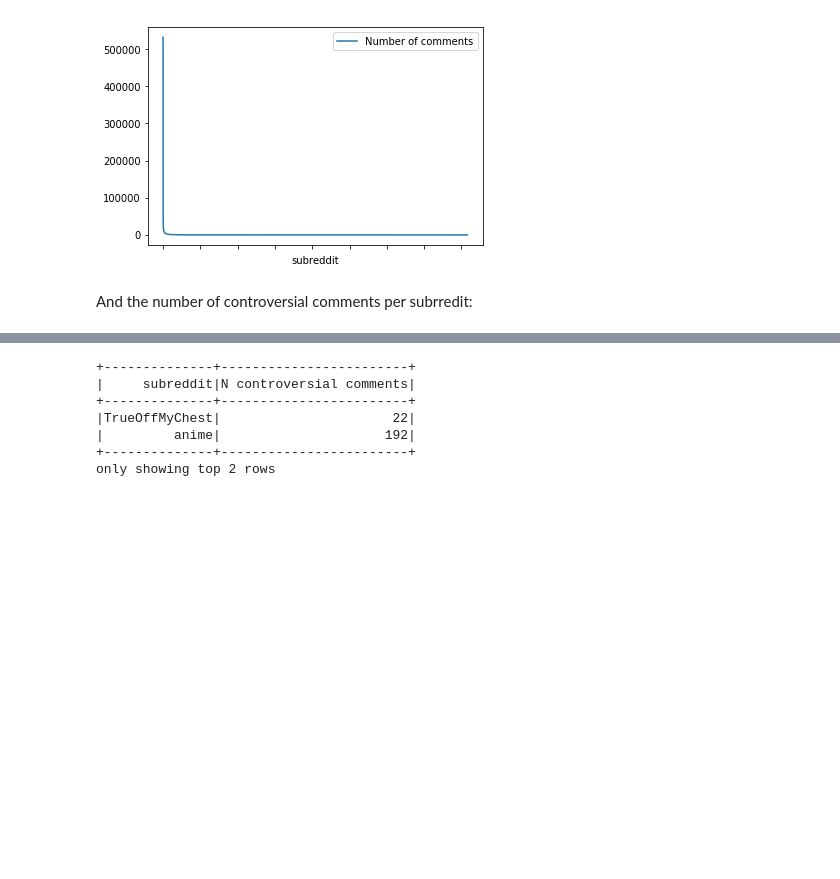
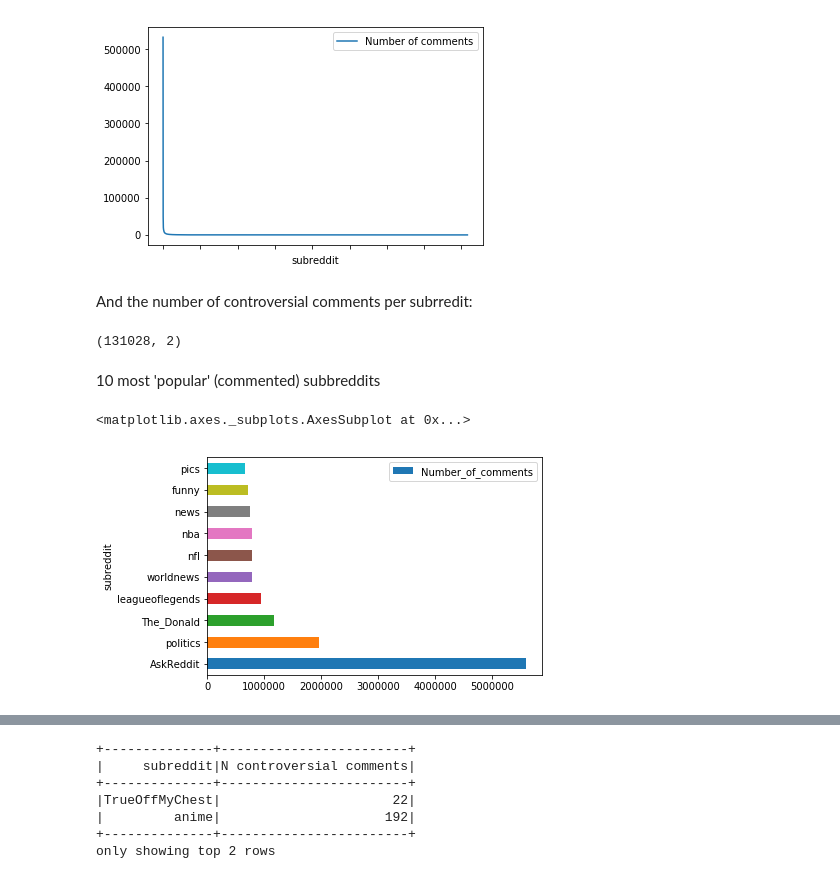
Before and after one commit to VashMKS/ada-project, a Jupyter notebook: Milestone 2.ipynb, the cells around one changed output, grey strips where cells are left out. Saved outputs shown, nothing was run; the diff lists cells and outputs as text; code cells hidden in the pictures; blank space fills up the shorter version.

Commit message:
check out graphs

```diff
--- a/Milestone 2.ipynb
+++ b/Milestone 2.ipynb
@@ -337,3 +337,17 @@ df_tmp.plot(x = "subreddit", y = "Number of comments")
 [figure]
 # %% [markdown]
 And the number of controversial comments per subrredit:
+# %%
+df_subreddit_count = spark.read.parquet(DATA_DIR + 'df_subreddit_count.parquet')
+# %%
+df_subreddit_count.toPandas().shape
+# %% [output]
+(131028, 2)
+# %% [markdown]
+10 most 'popular' (commented) subbreddits
+# %%
+df_tmp = df_subreddit_count.toPandas().sort_values(by = "Number_of_comments", ascending = False).iloc[:10,:]
+df_tmp.plot(kind='barh',x = "subreddit", y = "Number_of_comments")
+# %% [output]
+<matplotlib.axes._subplots.AxesSubplot at 0x...>
+[figure, added]
```
Also changed, not shown: parts of 7 cells of this notebook.
